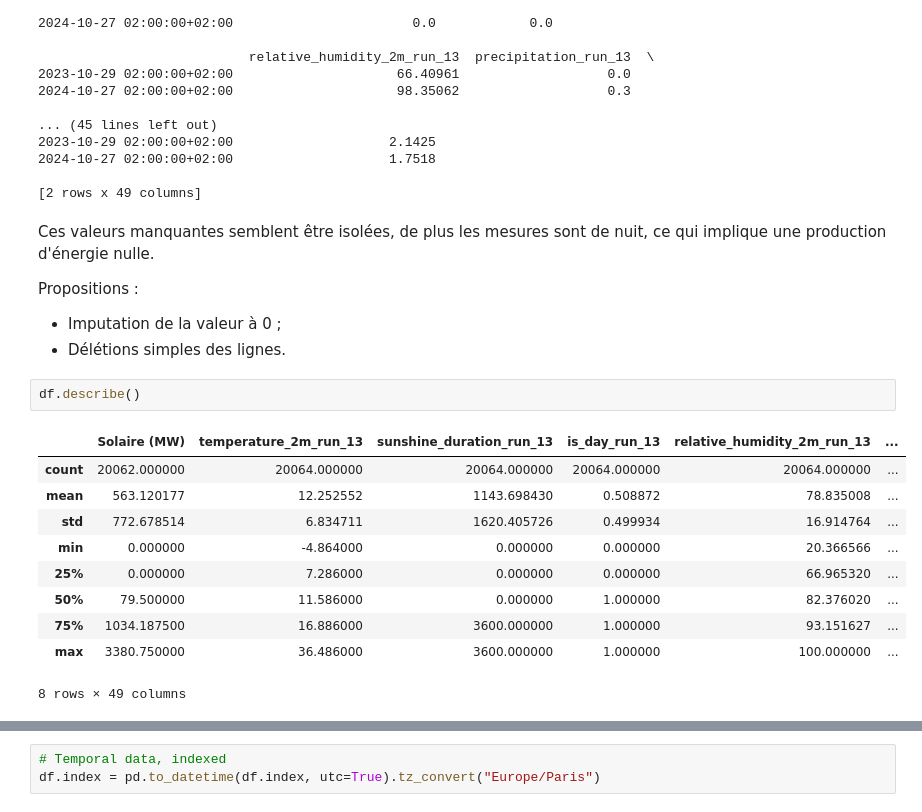
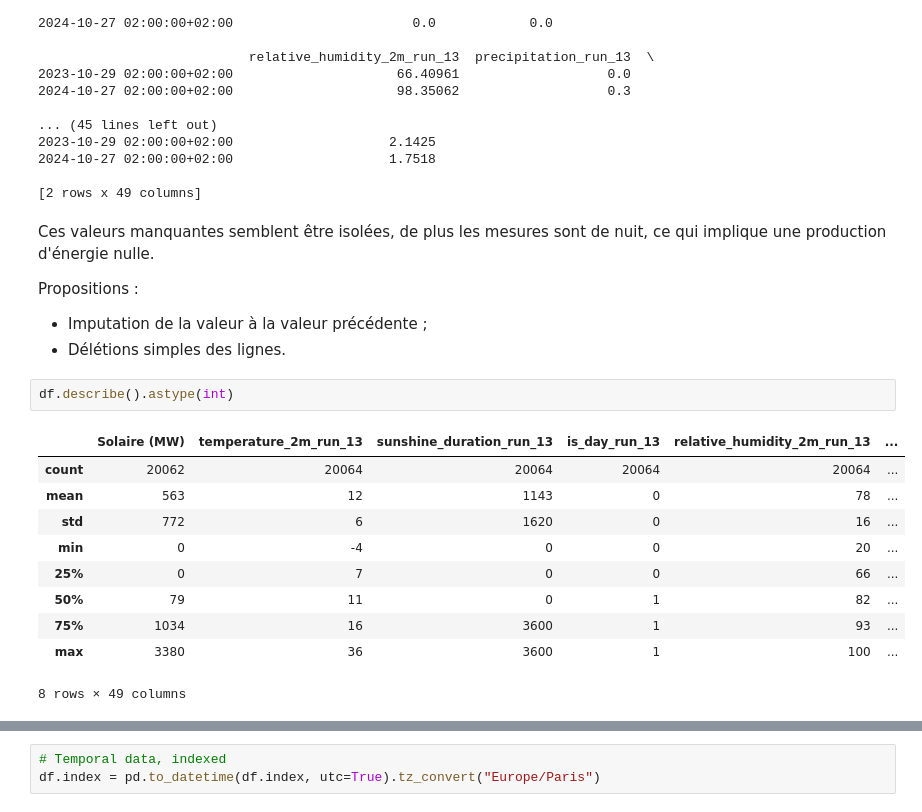
Before and after one commit to Simonsns/solar_prediction, a Jupyter notebook: notebooks/01_data_exploration.ipynb, the cells around one changed output, grey strips where cells are left out. Drawn from its saved outputs; the diff is of its cells as text.

```diff
--- a/notebooks/01_data_exploration.ipynb
+++ b/notebooks/01_data_exploration.ipynb
@@ -155,18 +157,18 @@ print(nan_values.head())
 Ces valeurs manquantes semblent être isolées, de plus les mesures sont de nuit, ce qui implique une production d'énergie nulle.
 
 Propositions :
-- Imputation de la valeur à 0 ;
+- Imputation de la valeur à la valeur précédente ;
 - Délétions simples des lignes.
 # %%
-df.describe()
+df.describe().astype(int)
 # %% [output]
 |  | Solaire (MW) | temperature_2m_run_13 | sunshine_duration_run_13 | is_day_run_13 | relative_humidity_2m_run_13 | ... |
-| count | 20062.000000 | 20064.000000 | 20064.000000 | 20064.000000 | 20064.000000 | ... |
-| mean | 563.120177 | 12.252552 | 1143.698430 | 0.508872 | 78.835008 | ... |
-| std | 772.678514 | 6.834711 | 1620.405726 | 0.499934 | 16.914764 | ... |
-| min | 0.000000 | -4.864000 | 0.000000 | 0.000000 | 20.366566 | ... |
-| 25% | 0.000000 | 7.286000 | 0.000000 | 0.000000 | 66.965320 | ... |
-| 50% | 79.500000 | 11.586000 | 0.000000 | 1.000000 | 82.376020 | ... |
-| 75% | 1034.187500 | 16.886000 | 3600.000000 | 1.000000 | 93.151627 | ... |
-| max | 3380.750000 | 36.486000 | 3600.000000 | 1.000000 | 100.000000 | ... |
+| count | 20062 | 20064 | 20064 | 20064 | 20064 | ... |
+| mean | 563 | 12 | 1143 | 0 | 78 | ... |
+| std | 772 | 6 | 1620 | 0 | 16 | ... |
+| min | 0 | -4 | 0 | 0 | 20 | ... |
+| 25% | 0 | 7 | 0 | 0 | 66 | ... |
+| 50% | 79 | 11 | 0 | 1 | 82 | ... |
+| 75% | 1034 | 16 | 3600 | 1 | 93 | ... |
+| max | 3380 | 36 | 3600 | 1 | 100 | ... |
 8 rows × 49 columns
```
Also changed, not shown: parts of 29 cells of this notebook.
